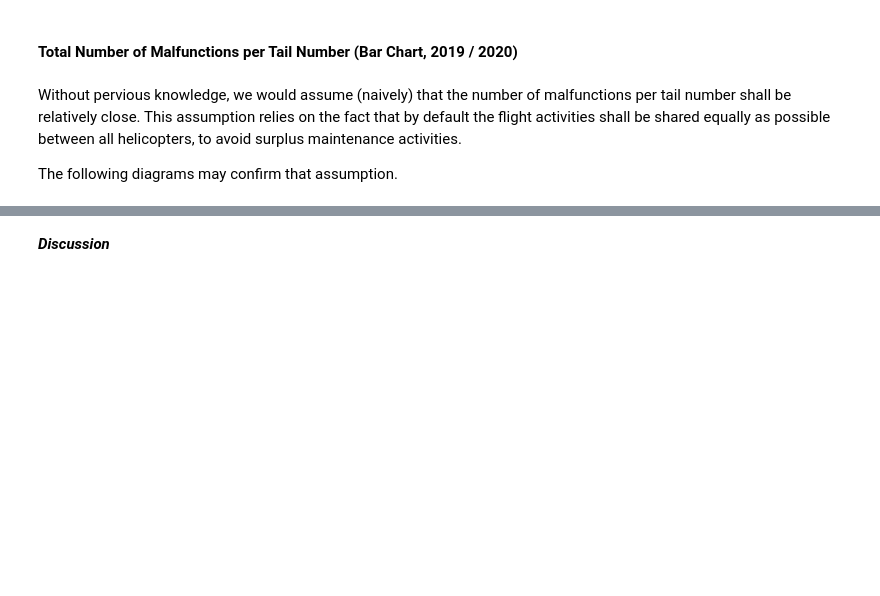
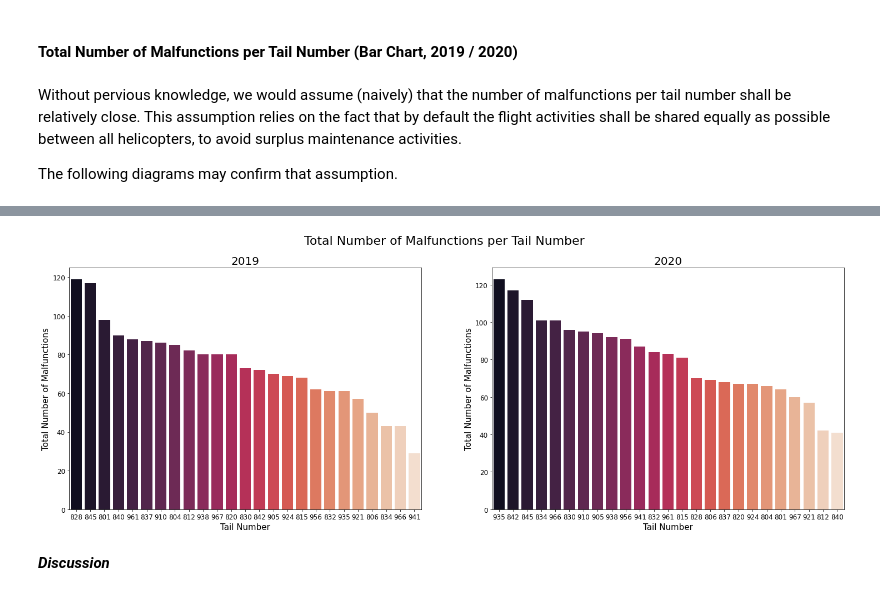
Before and after one commit to elront/Data_Sceince_Project, a Jupyter notebook: Data_science_workshop_project.ipynb, the cells around one changed output, grey strips where cells are left out. Saved outputs shown, nothing was run; the diff lists cells and outputs as text; code cells hidden in the pictures; blank space fills up the shorter version.

```diff
--- a/Data_science_workshop_project.ipynb
+++ b/Data_science_workshop_project.ipynb
@@ -1447,0 +1435,9 @@ The following diagrams may confirm that assumption.
+# %%
+def prepare_data_for_malf_per_tail_number_plot(malf_df):
+    # Calculate the number of malfunctions per tail number, then saved in a new Pandas Series.
+    tail_number_malf_df = pd.DataFrame(malf_df.groupby("Tail Number")["System"].count())
+
+    # Reshape the Dataframe.
+    tail_number_malf_df.rename(columns={"System": "Number of Malfunctions"}, inplace = True)
+    tail_number_malf_df.reset_index(inplace = True)
+    return tail_number_malf_df
@@ -1447,0 +1446,4 @@ The following diagrams may confirm that assumption.
+# %%
+tail_number_malf_df_2019 = prepare_data_for_malf_per_tail_number_plot(malf_df_2019)
+
+tail_number_malf_df_2020 = prepare_data_for_malf_per_tail_number_plot(malf_df_2020)
@@ -1477,3 +1485,12 @@ plot_2020.tick_params(labelsize = 12)
+# %%
+plot_malf_per_tail_number(tail_number_malf_df_2019,
+                          tail_number_malf_df_2019.sort_values("Number of Malfunctions",ascending = False)["Tail Number"],
+                          tail_number_malf_df_2020,
+                          tail_number_malf_df_2020.sort_values("Number of Malfunctions",ascending = False)["Tail Number"],
+                          "Total Number of Malfunctions per Tail Number",
+                          "Total Number of Malfunctions")
+# %% [output]
+[figure, added]
 # %% [markdown]
 ***Discussion***
 # %% [markdown]
```
Also changed, not shown: parts of 53 cells of this notebook.
